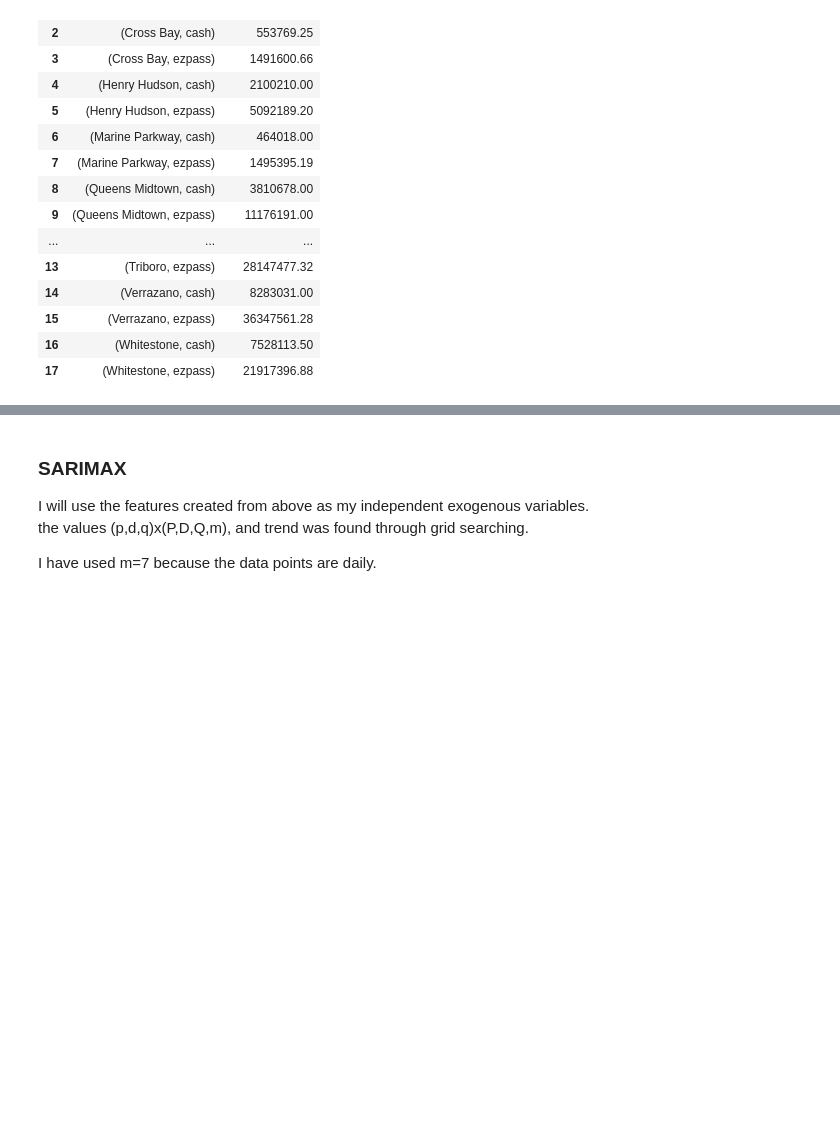
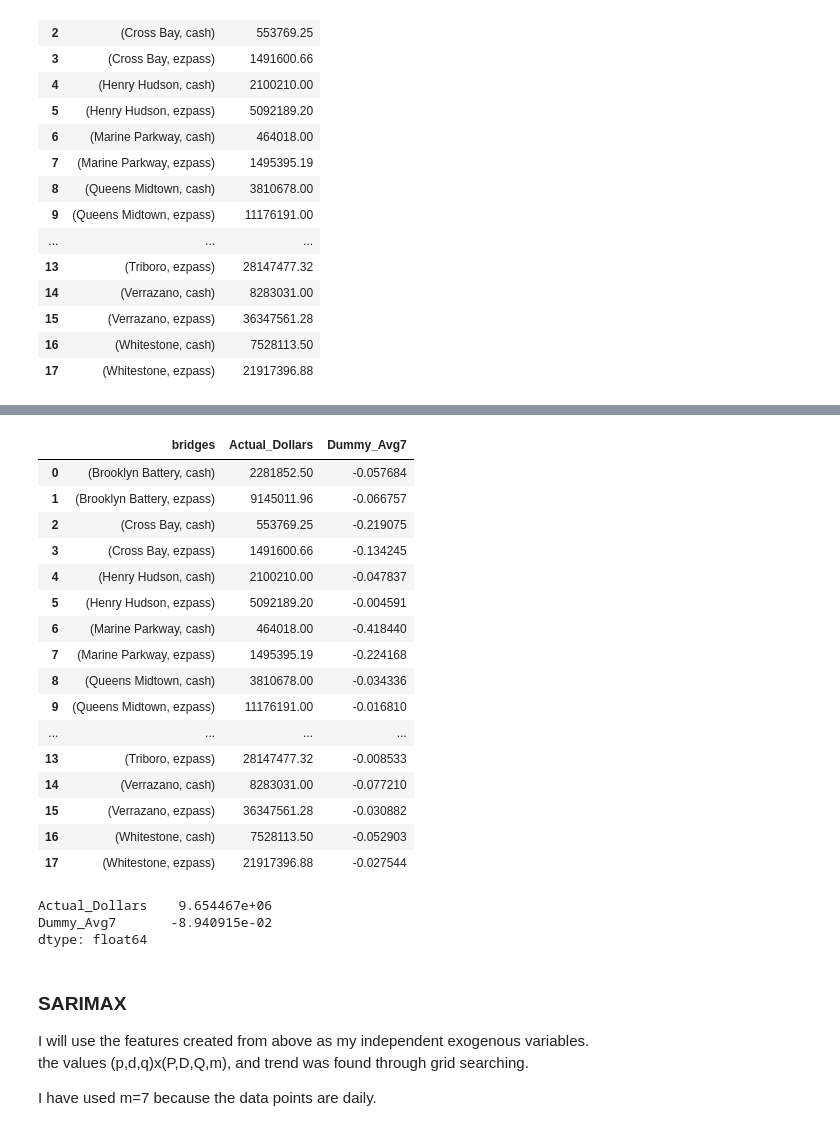
Before and after one commit to albertum1/Time_Series_MTABT, a Jupyter notebook: MTABT_models.ipynb, the cells around one changed output, grey strips where cells are left out. Saved outputs shown, nothing was run; the diff lists cells and outputs as text; code cells hidden in the pictures; blank space fills up the shorter version.

```diff
--- a/MTABT_models.ipynb
+++ b/MTABT_models.ipynb
@@ -488,4 +535,30 @@ Dummy_Avg7             1.78857e+08
 dtype: object
+# %%
+_results_df
+# %% [output]
+|  | bridges | Actual_Dollars | Dummy_Avg7 |
+| 0 | (Brooklyn Battery, cash) | 2281852.50 | -0.057684 |
+| 1 | (Brooklyn Battery, ezpass) | 9145011.96 | -0.066757 |
+| 2 | (Cross Bay, cash) | 553769.25 | -0.219075 |
+| 3 | (Cross Bay, ezpass) | 1491600.66 | -0.134245 |
+| 4 | (Henry Hudson, cash) | 2100210.00 | -0.047837 |
+| 5 | (Henry Hudson, ezpass) | 5092189.20 | -0.004591 |
+| 6 | (Marine Parkway, cash) | 464018.00 | -0.418440 |
+| 7 | (Marine Parkway, ezpass) | 1495395.19 | -0.224168 |
+| 8 | (Queens Midtown, cash) | 3810678.00 | -0.034336 |
+| 9 | (Queens Midtown, ezpass) | 11176191.00 | -0.016810 |
+| ... | ... | ... | ... |
+| 13 | (Triboro, ezpass) | 28147477.32 | -0.008533 |
+| 14 | (Verrazano, cash) | 8283031.00 | -0.077210 |
+| 15 | (Verrazano, ezpass) | 36347561.28 | -0.030882 |
+| 16 | (Whitestone, cash) | 7528113.50 | -0.052903 |
+| 17 | (Whitestone, ezpass) | 21917396.88 | -0.027544 |
+# %%
+_results_df.mean(axis=0)
+# %% [output]
+Actual_Dollars    9.654467e+06
+Dummy_Avg7       -8.940915e-02
+dtype: float64
 # %% [markdown]
 ### SARIMAX
 I will use the features created from above as my independent exogenous variables. <br>
```
Also changed, not shown: parts of 24 cells of this notebook.
